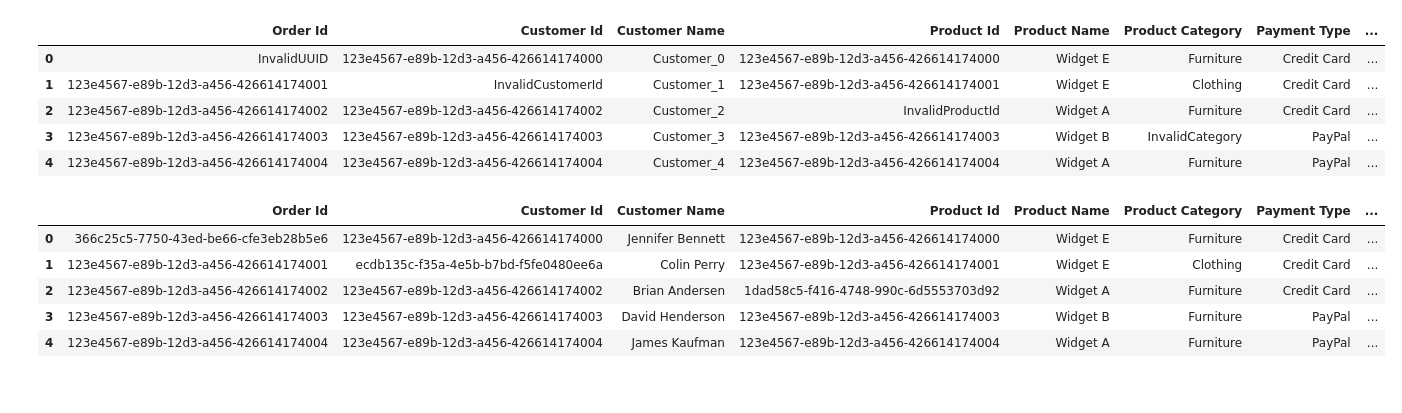
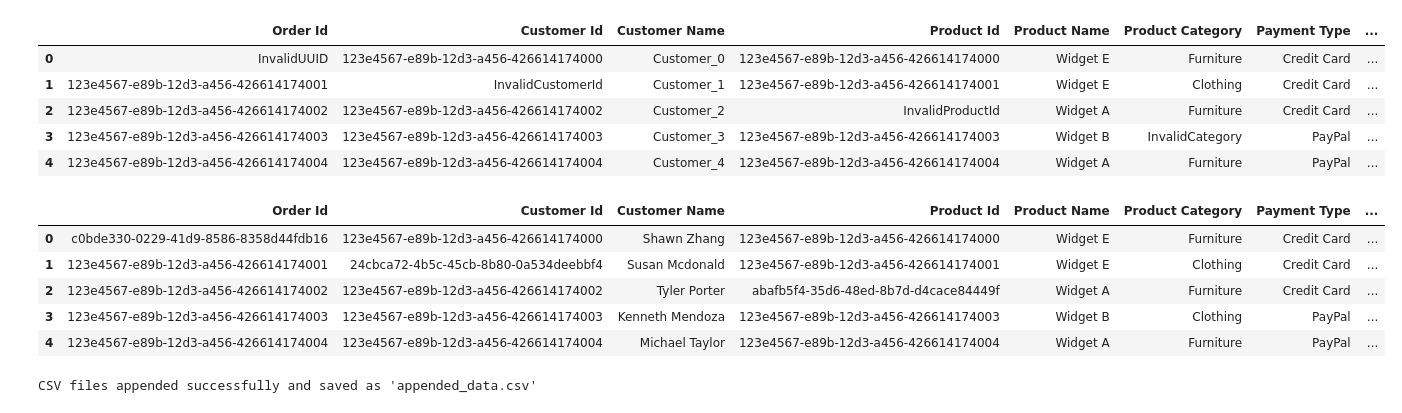
Before and after one commit to Manoj797/Revature_p1, a Jupyter notebook: dataanalysis.ipynb, the cells around one changed output. Drawn from its saved outputs; the diff is of its cells as text; code cells hidden in the pictures.

Commit message:
Creating new Dataset by concatinating rough and transaction dataset

```diff
--- a/dataanalysis.ipynb
+++ b/dataanalysis.ipynb
@@ -267,35 +267,54 @@ fake = Faker()
 # Define the lists for random choices
 categories = ['Electronics', 'Clothing', 'Books', 'Furniture', 'Toys']
 
 # Specify the path to your existing CSV file
 input_csv_file_path = 'fake_data.csv'
 output_csv_file_path = 'fake_data_handling.csv'
 
 # Read the CSV file into a DataFrame
 df_invalid = pd.read_csv(input_csv_file_path)
 
 # Handle invalid data
 df_invalid['Order Id'] = df_invalid['Order Id'].replace('InvalidUUID', fake.uuid4())
 df_invalid['Customer Id'] = df_invalid['Customer Id'].replace('InvalidCustomerId', fake.uuid4())
 df_invalid['Customer Name'] = [fake.name() for _ in range(len(df_invalid))]
 df_invalid['Product Id'] = df_invalid['Product Id'].replace('InvalidProductId', fake.uuid4())
 df_invalid['Product Category'] = df_invalid['Product Category'].replace('InvalidCategory', random.choice(categories))
 df_invalid['Quantity ordered'] = pd.to_numeric(df_invalid['Quantity ordered'], errors='coerce').fillna(random.randint(1, 5))
 df_invalid['Price'] = pd.to_numeric(df_invalid['Price'], errors='coerce').fillna(round(random.uniform(10, 1000), 2))
 df_invalid['Customer City'] = [fake.city() for _ in range(len(df_invalid))]
+df_invalid['Quantity ordered'] = df_invalid['Quantity ordered'].replace(-1, 1)
 df_invalid['Payment Transaction Confirmation Id'] = df_invalid['Payment Transaction Confirmation Id'].replace('InvalidUUID', fake.uuid4())
 df_invalid['Reason for payment failure'] = df_invalid['Reason for payment failure'].fillna("No Reason Provided")
 
 # Save the corrected data to a new CSV file
 df_invalid.to_csv(output_csv_file_path, mode='w', header=True, index=False)
 
 # Display the first few rows of the DataFrame to verify the data
 
 df_invalid.head()
 # %% [output]
 |  | Order Id | Customer Id | Customer Name | Product Id | Product Name | Product Category | Payment Type | ... |
-| 0 | 366c25c5-7750-43ed-be66-cfe3eb28b5e6 | 123e4567-e89b-12d3-a456-426614174000 | Jennifer Bennett | 123e4567-e89b-12d3-a456-426614174000 | Widget E | Furniture | Credit Card | ... |
-| 1 | 123e4567-e89b-12d3-a456-426614174001 | ecdb135c-f35a-4e5b-b7bd-f5fe0480ee6a | Colin Perry | 123e4567-e89b-12d3-a456-426614174001 | Widget E | Clothing | Credit Card | ... |
-| 2 | 123e4567-e89b-12d3-a456-426614174002 | 123e4567-e89b-12d3-a456-426614174002 | Brian Andersen | 1dad58c5-f416-4748-990c-6d5553703d92 | Widget A | Furniture | Credit Card | ... |
-| 3 | 123e4567-e89b-12d3-a456-426614174003 | 123e4567-e89b-12d3-a456-426614174003 | David Henderson | 123e4567-e89b-12d3-a456-426614174003 | Widget B | Furniture | PayPal | ... |
-| 4 | 123e4567-e89b-12d3-a456-426614174004 | 123e4567-e89b-12d3-a456-426614174004 | James Kaufman | 123e4567-e89b-12d3-a456-426614174004 | Widget A | Furniture | PayPal | ... |
+| 0 | c0bde330-0229-41d9-8586-8358d44fdb16 | 123e4567-e89b-12d3-a456-426614174000 | Shawn Zhang | 123e4567-e89b-12d3-a456-426614174000 | Widget E | Furniture | Credit Card | ... |
+| 1 | 123e4567-e89b-12d3-a456-426614174001 | 24cbca72-4b5c-45cb-8b80-0a534deebbf4 | Susan Mcdonald | 123e4567-e89b-12d3-a456-426614174001 | Widget E | Clothing | Credit Card | ... |
+| 2 | 123e4567-e89b-12d3-a456-426614174002 | 123e4567-e89b-12d3-a456-426614174002 | Tyler Porter | abafb5f4-35d6-48ed-8b7d-d4cace84449f | Widget A | Furniture | Credit Card | ... |
+| 3 | 123e4567-e89b-12d3-a456-426614174003 | 123e4567-e89b-12d3-a456-426614174003 | Kenneth Mendoza | 123e4567-e89b-12d3-a456-426614174003 | Widget B | Clothing | PayPal | ... |
+| 4 | 123e4567-e89b-12d3-a456-426614174004 | 123e4567-e89b-12d3-a456-426614174004 | Michael Taylor | 123e4567-e89b-12d3-a456-426614174004 | Widget A | Furniture | PayPal | ... |
+# %%
+#create new dataset by mergeing the rough dataset with original data
+
+import pandas as pd
+
+# Load the two CSV files
+df1 = pd.read_csv('fake_data_handling.csv')
+df2 = pd.read_csv('transaction_data.csv')
+
+# Append df1 (fake data) to df2 (transaction data) using pd.concat
+appended_df = pd.concat([df2, df1], ignore_index=True)
+
+# Save the appended DataFrame to a new CSV file
+appended_df.to_csv('appended_data.csv', index=False)
+
+print("CSV files appended successfully and saved as 'appended_data.csv'")
+# %% [output]
+CSV files appended successfully and saved as 'appended_data.csv'
```
Also changed, not shown: 1 other file.
